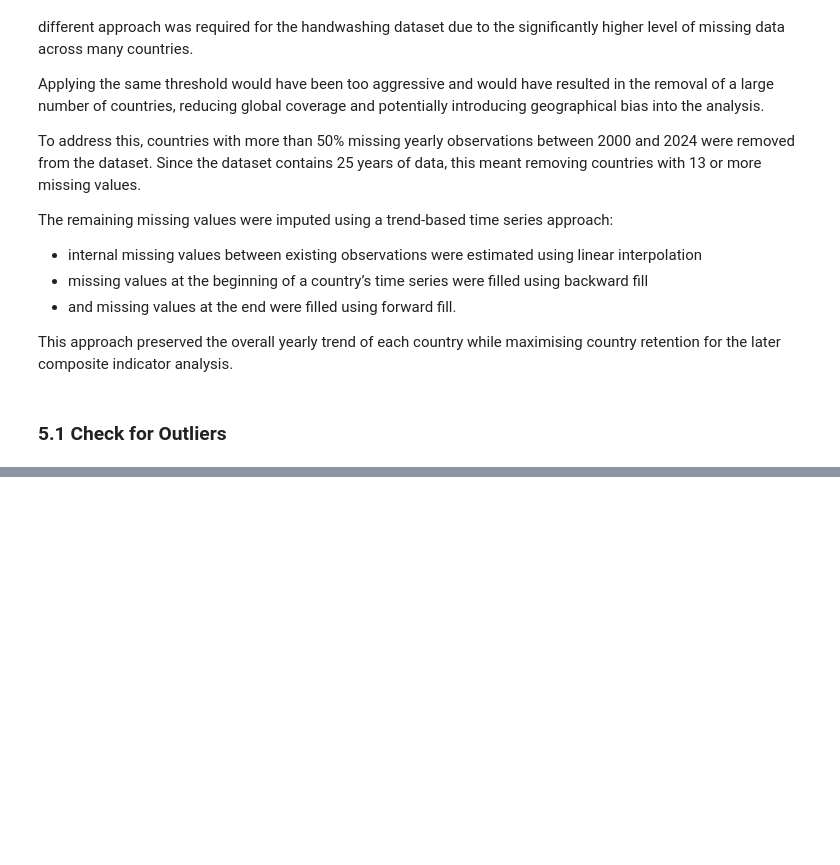
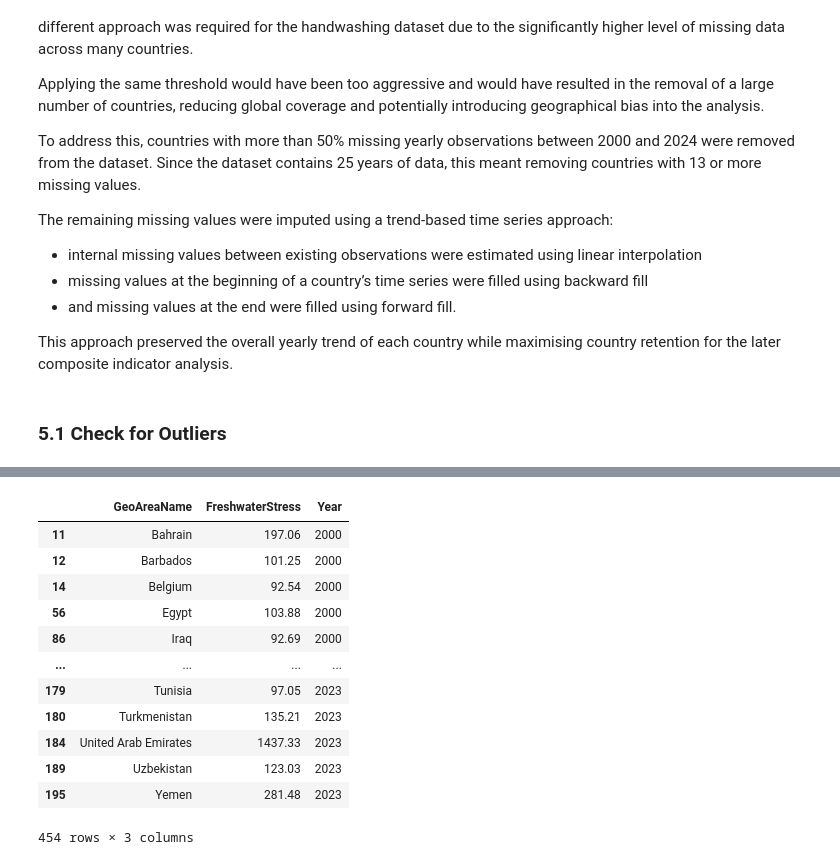
Before and after one commit to frogosorap/SDGReadinessIndex, a Jupyter notebook: Raw_Data/SDG_6_Clean_Water_and_Sanitation/Cleaning_SDG_6.ipynb, the cells around one changed output, grey strips where cells are left out. Saved outputs shown, nothing was run; the diff lists cells and outputs as text; code cells hidden in the pictures; blank space fills up the shorter version.

Commit message:
Checked outliers for each dataset

```diff
--- a/Raw_Data/SDG_6_Clean_Water_and_Sanitation/Cleaning_SDG_6.ipynb
+++ b/Raw_Data/SDG_6_Clean_Water_and_Sanitation/Cleaning_SDG_6.ipynb
@@ -576,0 +570,43 @@ This approach preserved the overall yearly trend of each country while maximisin
+# %%
+stress_possible_outliers = []
+
+for year in years_2000_2023:
+
+    Q1 = stress_df[year].quantile(0.25)
+    Q3 = stress_df[year].quantile(0.75)
+
+    IQR = Q3 - Q1
+
+    lower_bound = Q1 - 1.5 * IQR
+    upper_bound = Q3 + 1.5 * IQR
+
+    outliers = stress_df[
+        (stress_df[year] < lower_bound) |
+        (stress_df[year] > upper_bound)
+    ][['GeoAreaName', year]].copy()
+
+    # Rename value column
+    outliers = outliers.rename(columns={year: 'FreshwaterStress'})
+
+    # Add year column
+    outliers['Year'] = year
+
+    stress_possible_outliers.append(outliers)
+
+stress_possible_outliers_df = pd.concat(stress_possible_outliers)
+
+display(stress_possible_outliers_df)
+# %% [output]
+|  | GeoAreaName | FreshwaterStress | Year |
+| 11 | Bahrain | 197.06 | 2000 |
+| 12 | Barbados | 101.25 | 2000 |
+| 14 | Belgium | 92.54 | 2000 |
+| 56 | Egypt | 103.88 | 2000 |
+| 86 | Iraq | 92.69 | 2000 |
+| ... | ... | ... | ... |
+| 179 | Tunisia | 97.05 | 2023 |
+| 180 | Turkmenistan | 135.21 | 2023 |
+| 184 | United Arab Emirates | 1437.33 | 2023 |
+| 189 | Uzbekistan | 123.03 | 2023 |
+| 195 | Yemen | 281.48 | 2023 |
+454 rows × 3 columns
```
Also changed, not shown: parts of 3 cells of this notebook.
